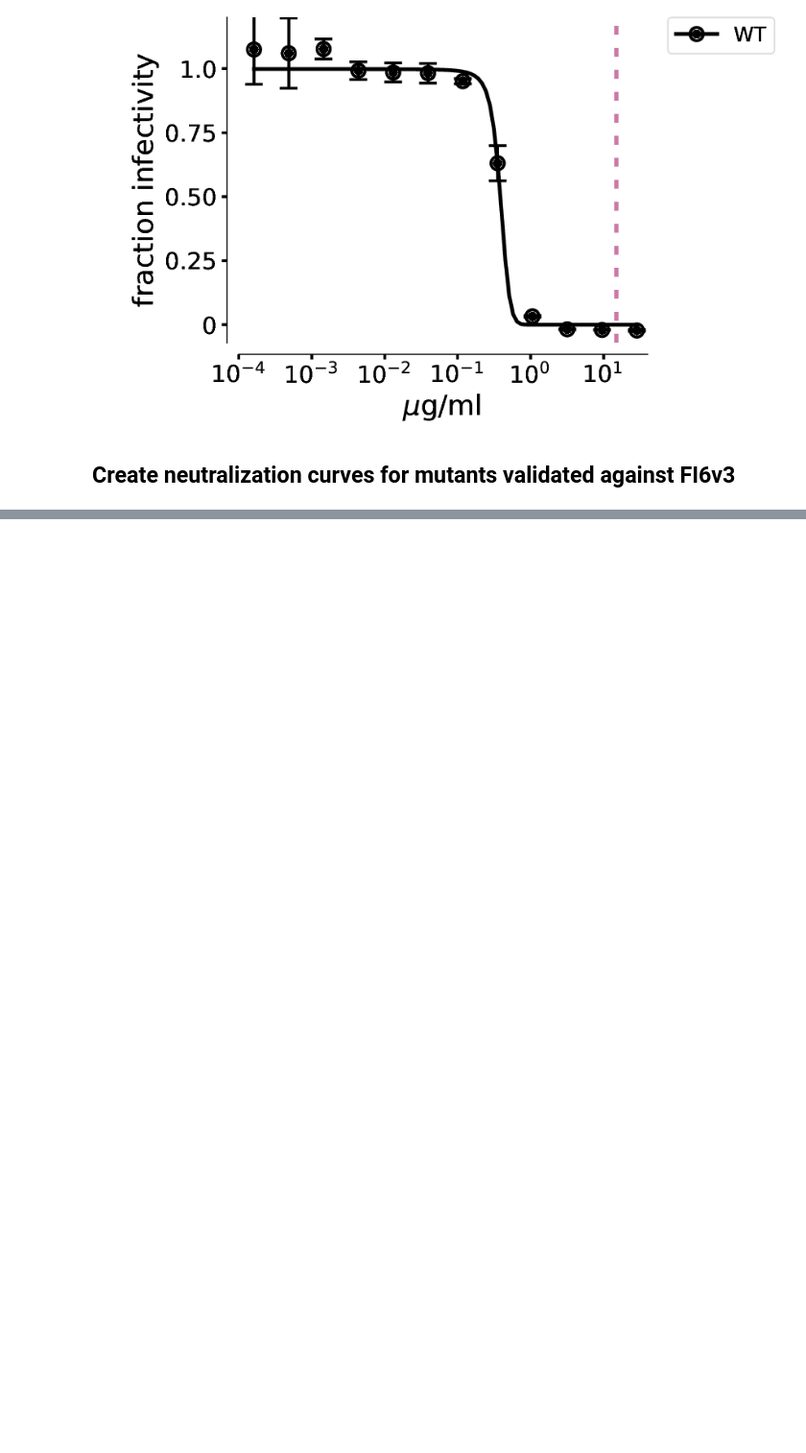
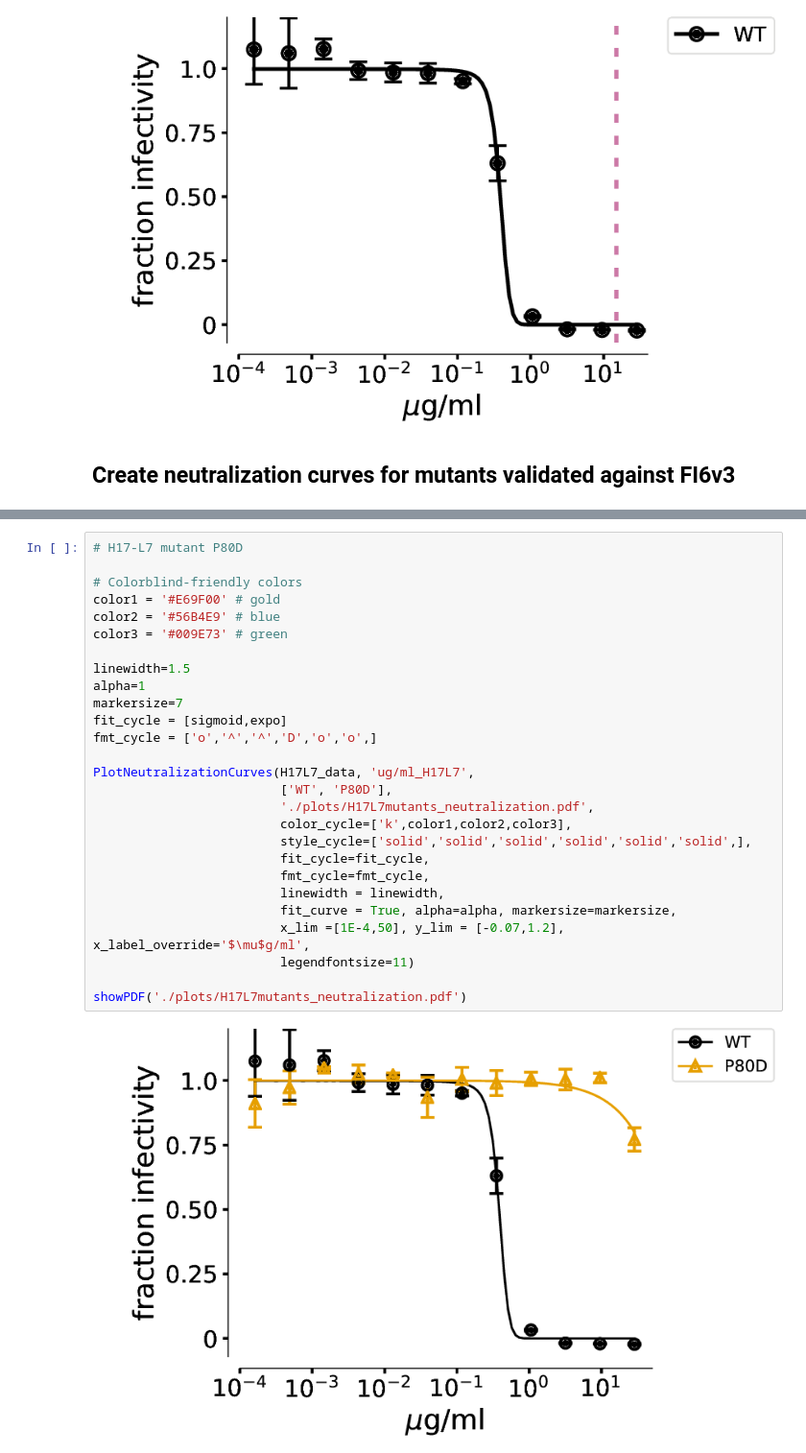
Before and after one commit to jbloomlab/HA_antibody_ease_of_escape, a Jupyter notebook: neutralization_assays/NeutralizationCurves.ipynb, the cells around one changed output, grey strips where cells are left out. Shown at 96% size. Drawn from its saved outputs; the diff is of its cells as text; blank space fills up the shorter version.

```diff
--- a/neutralization_assays/NeutralizationCurves.ipynb
+++ b/neutralization_assays/NeutralizationCurves.ipynb
@@ -478,0 +509,29 @@ for muts in mut_sets.keys():
+# %%
+# H17-L7 mutant P80D
+
+# Colorblind-friendly colors
+color1 = '#E69F00' # gold
+color2 = '#56B4E9' # blue
+color3 = '#009E73' # green
+
+linewidth=1.5
+alpha=1
+markersize=7
+fit_cycle = [sigmoid,expo]
+fmt_cycle = ['o','^','^','D','o','o',]
+
+PlotNeutralizationCurves(H17L7_data, 'ug/ml_H17L7',
+                         ['WT', 'P80D'],
+                         './plots/H17L7mutants_neutralization.pdf',
+                         color_cycle=['k',color1,color2,color3],
+                         style_cycle=['solid','solid','solid','solid','solid','solid',],
+                         fit_cycle=fit_cycle,
+                         fmt_cycle=fmt_cycle,
+                         linewidth = linewidth,
+                         fit_curve = True, alpha=alpha, markersize=markersize,
+                         x_lim =[1E-4,50], y_lim = [-0.07,1.2], x_label_override='$\mu$g/ml',
+                         legendfontsize=11)
+
+showPDF('./plots/H17L7mutants_neutralization.pdf')
+# %% [output]
+[figure, added]
```
Also changed, not shown: parts of 3 cells of this notebook, 10 other files.
